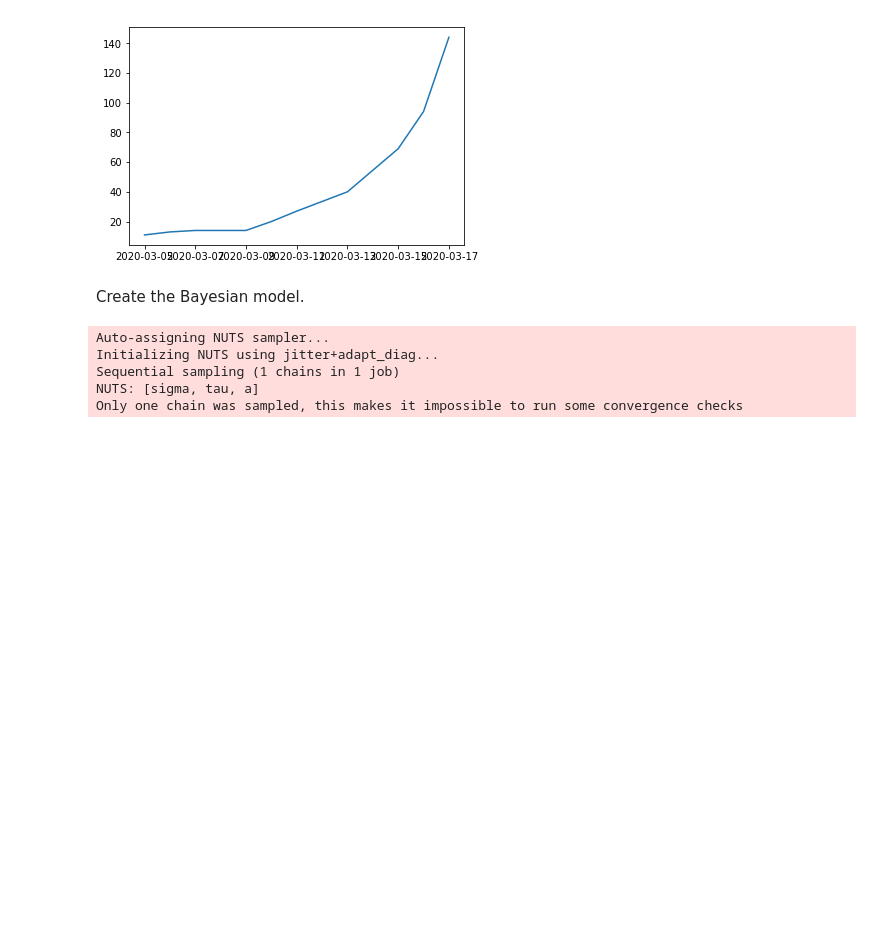
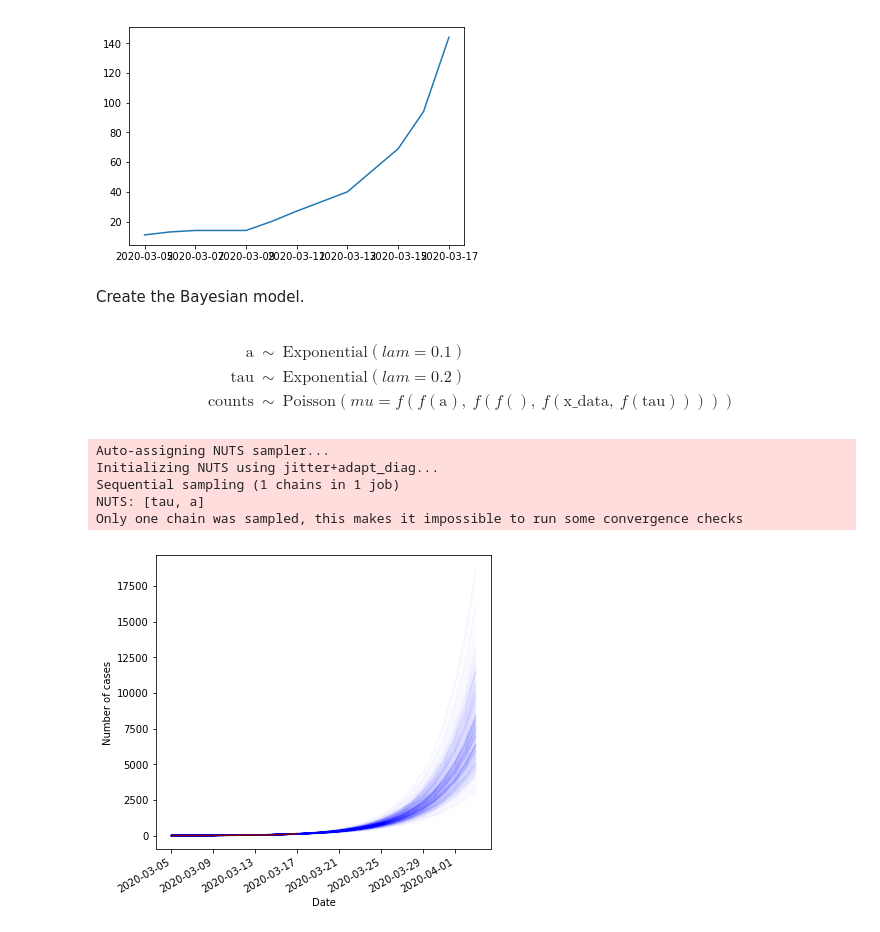
Before and after one commit to CityOfLosAngeles/public-health-prototype, a Jupyter notebook: notebooks/covid19/extrapolate.ipynb, the cells around one changed output. Saved outputs shown, nothing was run; the diff lists cells and outputs as text; code cells hidden in the pictures; blank space fills up the shorter version.

```diff
--- a/notebooks/covid19/extrapolate.ipynb
+++ b/notebooks/covid19/extrapolate.ipynb
@@ -79,8 +80,7 @@ with pymc3.Model() as model:
         lam=1./5.,
     )
 
-    # An error term to associate with the observations
-    sigma = pymc3.HalfNormal('sigma', sigma=50.)
+
 
     # By using pm.Data we can change these values after sampling.
     # This allows us to extend x into the future so we can get
@@ -88,17 +88,27 @@ with pymc3.Model() as model:
     x = pymc3.Data("x_data", la.days_since_start.values)
     cases = pymc3.Data("y_data", la.cases.values)
 
-    # Likelihood
-    pymc3.NegativeBinomial(
+    # Model likelihood of observed counts with a Poisson distribution.
+    # This is likely too inflexible as it does not allow variance to be
+    # specified independently of mean, but we don't have a good way to
+    # model variance right now anyways.
+    pymc3.Poisson(
         'counts',
         (a * 2. ** (x/tau)), # Exponential regression
-        sigma,
         observed=cases
     )
+
+    display(model)
+# %% [output]
+$$
+            \begin{array}{rcl}
+            \text{a} &\sim & \text{Exponential}(\mathit{lam}=0.1)\\\text{tau} &\sim & \text{Exponential}(\mathit{lam}=0.2)\\\text{counts} &\sim & \text{Poisson}(\mathit{mu}=f(f(\text{a}),~f(f(),~f(\text{x_data},~f(\text{tau})))))
+            \end{array}
+            $$
 # %%
 with model:
     # Sample posterior
-    trace = pymc3.sample(draws=2000, tune=1500, chains=1, cores=1, target_accept=.9)
+    trace = pymc3.sample(draws=5000, tune=1500, chains=1, cores=1, target_accept=.9)
 
     # Update data so that we get predictions into the future
     x_data = numpy.arange(0, N_MODEL_DAYS)
@@ -107,13 +117,29 @@ with model:
     pymc3.set_data({"y_data": y_data})
 
     # Sample posterior predictive
-    post_pred = pymc3.sample_posterior_predictive(trace, samples=100)
+    post_pred = pymc3.sample_posterior_predictive(trace, samples=500)
 # %% [output]
 Auto-assigning NUTS sampler...
 Initializing NUTS using jitter+adapt_diag...
 Sequential sampling (1 chains in 1 job)
-NUTS: [sigma, tau, a]
+NUTS: [tau, a]
 Only one chain was sampled, this makes it impossible to run some convergence checks
+# %%
+fig, ax = plt.subplots(figsize=(6,6))
+daterange = pandas.date_range(
+    start=start_date,
+    end=end_date,
+)
+for i in post_pred['counts']:
+    ax.plot(daterange.values, i, color='blue', alpha=0.01)
+ax.plot(la.date, la.cases, color='maroon')
+ax.set_xlabel("Date")
+ax.set_ylabel("Number of cases")
+fig.autofmt_xdate()
+fig.show()
+plt.savefig("extrapolation.png", dpi=300, bbox="tight")
+# %% [output]
+[figure, added]
 # %%
 fig, ax = plt.subplots(figsize=(6,6))
 daterange = pandas.date_range(
```
Also changed, not shown: parts of 4 cells of this notebook, 3 other files.
